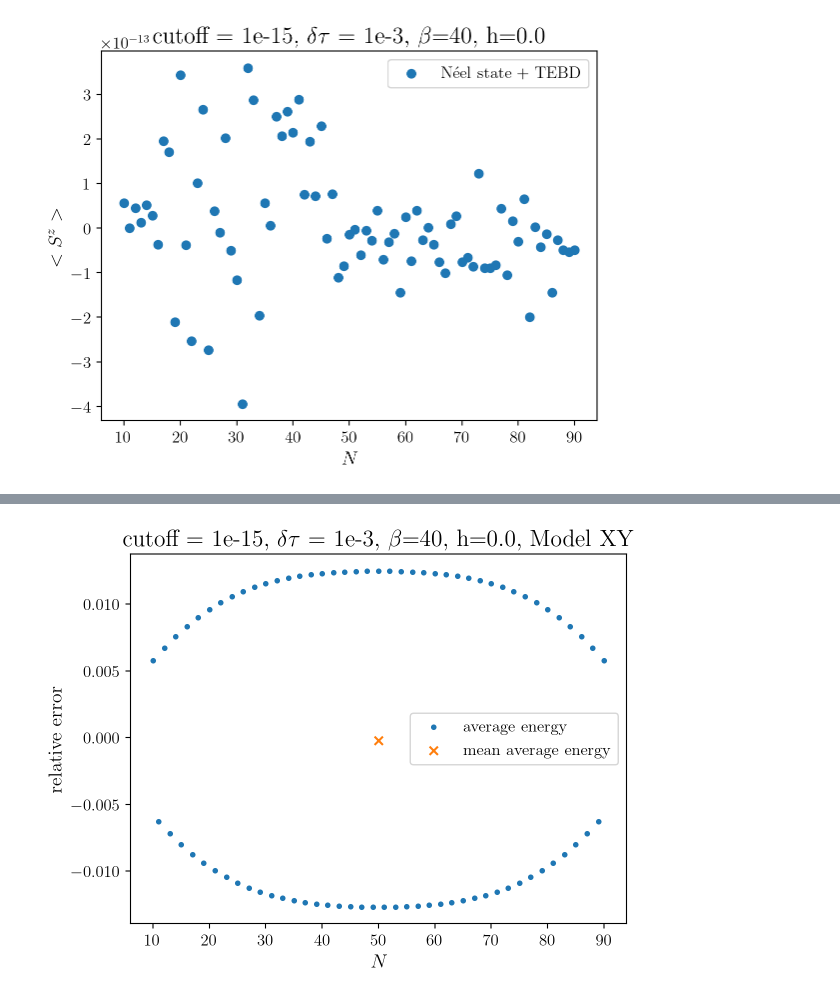
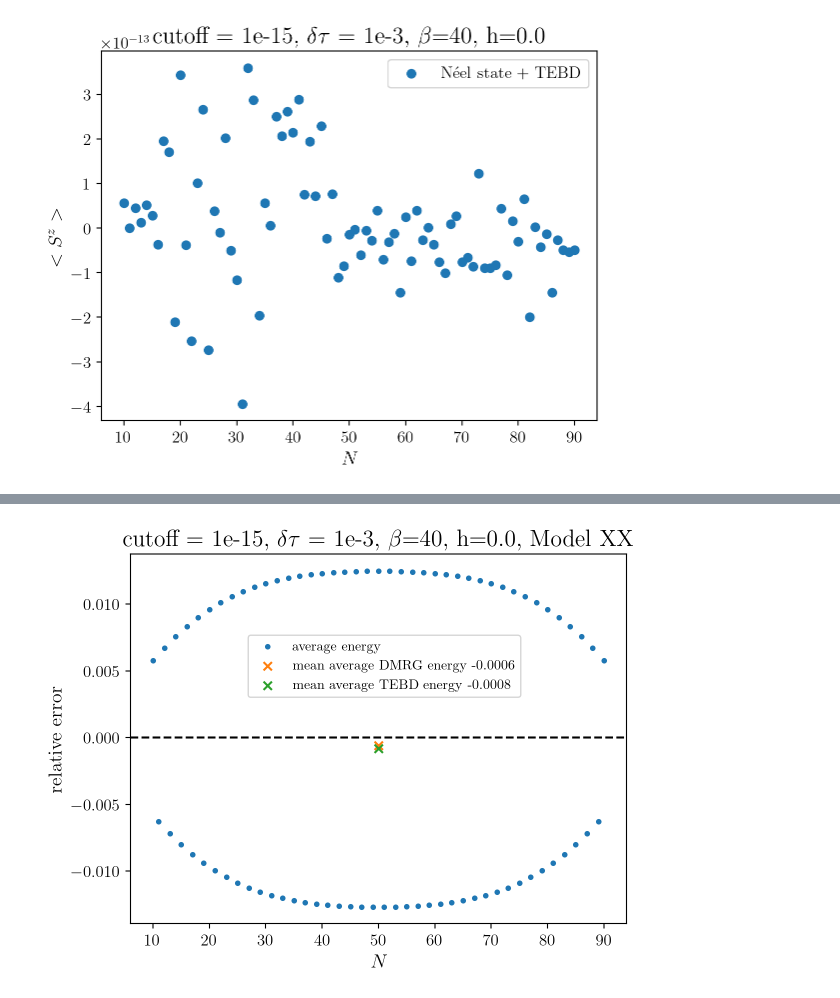
Before and after one commit to romanbeauvallet/Many-Body-Localization, a Jupyter notebook: analyse_simulations_julia/analysis_local.ipynb, the cells around one changed output, grey strips where cells are left out. Drawn from its saved outputs; the diff is of its cells as text; code cells hidden in the pictures.

```diff
--- a/analyse_simulations_julia/analysis_local.ipynb
+++ b/analyse_simulations_julia/analysis_local.ipynb
@@ -197,14 +198,20 @@ plt.show()
 # %%
 error = [(dicdisorder["energy sites tebd"][k] - dicdisorder["energy sites dmrg"][k])/dicdisorder["energy sites dmrg"][k] for k in range(len(dicdisorder["energy sites dmrg"]))]
 # %%
+exact = -1/np.pi
+error_tebd = (mean_tebd-exact)/exact
+error_dmrg = (mean_dmrg-exact)/exact
+
 fig, axes = plt.subplots()
 axes.scatter(dicdisorder["liste sites"], error, label="average energy", marker='.')
 axes.set_xlabel(r"$N$")
 axes.set_ylabel("relative error")
-axes.set_title(r"cutoff = 1e-15, $\delta\tau$ = 1e-3, $\beta$=40, h={}, Model XY".format(dicdisorder["disorder"]))
-axes.scatter([50], (mean_tebd-mean_dmrg)/mean_dmrg, label="mean average energy", marker='x')
-axes.legend()
+axes.set_title(r"cutoff = 1e-15, $\delta\tau$ = 1e-3, $\beta$=40, h={}, Model XX".format(dicdisorder["disorder"]))
+axes.scatter([50], error_dmrg, label="mean average DMRG energy {:.4f}".format(error_dmrg), marker='x')
+axes.scatter([50], error_tebd, label="mean average TEBD energy {:.4f}".format(error_tebd), marker='x')
+axes.legend(fontsize=10, loc='upper right', bbox_to_anchor=(0.8,0.8))
+axes.axhline(y=0, color='black', linestyle='--')
 plt.savefig("../run/Plots/verifcodeerrorbeta40.pdf")
 plt.show()
 # %% [output]
-[figure, old version]
+[figure, new version]
```
Also changed, not shown: parts of 1 cell of this notebook, 4 other files.
